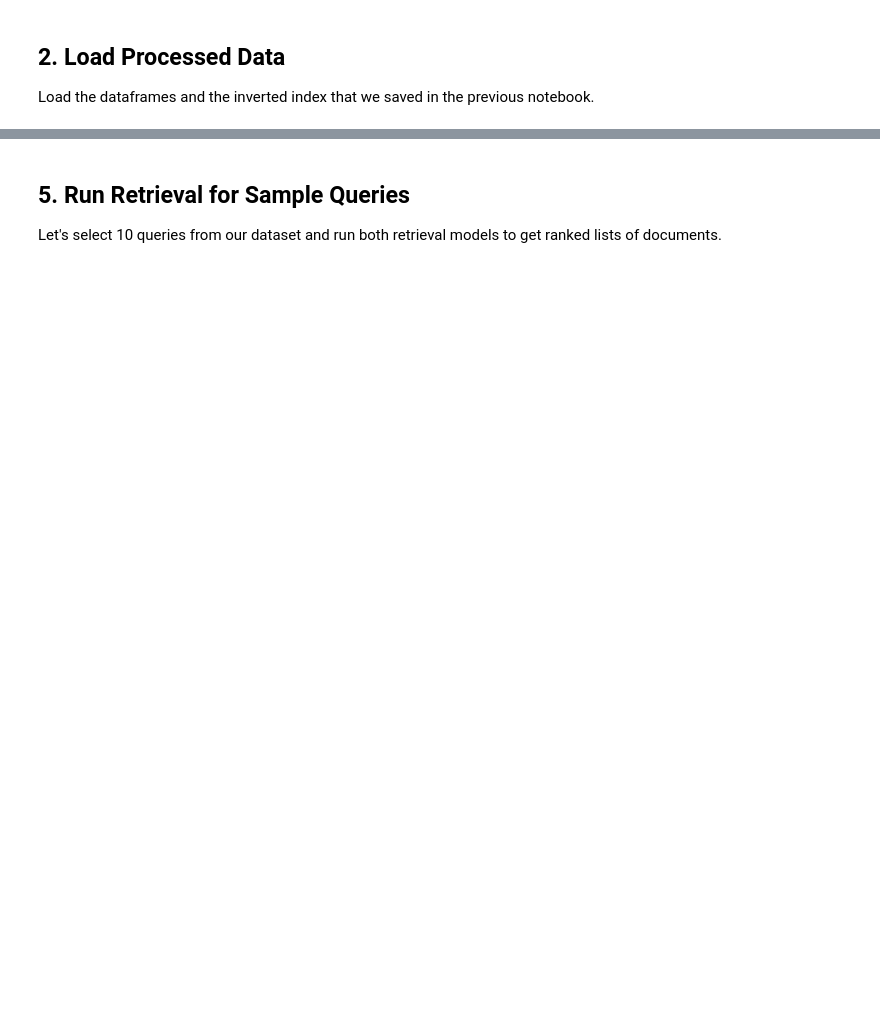
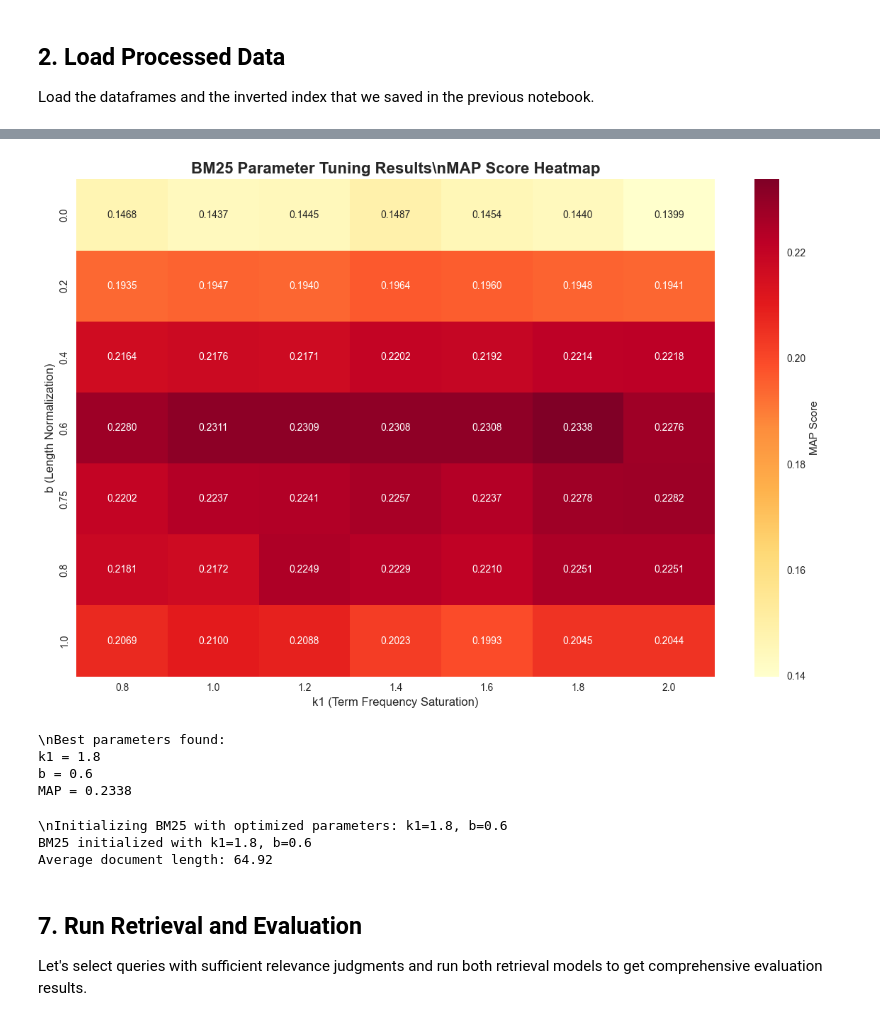
Before and after one commit to moorateeahtashil/Information-Retrieval, a Jupyter notebook: src/classical_ir.ipynb, the cells around one changed output, grey strips where cells are left out. Drawn from its saved outputs; the diff is of its cells as text; code cells hidden in the pictures; blank space fills up the shorter version.

```diff
--- a/src/classical_ir.ipynb
+++ b/src/classical_ir.ipynb
@@ -34,6 +47,17 @@ import json
 import os
 import numpy as np
 from tqdm import tqdm
+import matplotlib.pyplot as plt
+import seaborn as sns
+from sklearn.feature_extraction.text import TfidfVectorizer
+from sklearn.metrics.pairwise import cosine_similarity
+from rank_bm25 import BM25Okapi
+import itertools
+from collections import defaultdict
+
+# Set style for better plots
+plt.style.use('seaborn-v0_8')
+sns.set_palette("husl")
 
 DATA_DIR = '../fiqa/processed_data'
 
@@ -48,6 +72,9 @@ with open(os.path.join(DATA_DIR, 'inverted_index.json'), 'r', encoding='utf-8')
 query_id_to_text = pd.Series(queries_df.processed_text.values, index=queries_df.query_id).to_dict()
 
 print("Data loaded successfully.")
+print(f"Corpus size: {len(corpus_df)} documents")
+print(f"Queries size: {len(queries_df)} queries")
+print(f"Qrels size: {len(qrels_df)} relevance judgments")
 display(corpus_df.head())
 # %% [output]
 Data loaded successfully.
@@ -156,4 +471,65 @@ def rank_documents_bm25(query_terms, top_n=100):
+# %%
+# Visualize parameter tuning results
+def plot_parameter_tuning_results(tuning_results, k1_values, b_values):
+    """Create heatmap visualization of parameter tuning results."""
+
+    # Create a matrix for the heatmap
+    map_matrix = np.zeros((len(b_values), len(k1_values)))
+
+    for i, b in enumerate(b_values):
+        for j, k1 in enumerate(k1_values):
+            if (k1, b) in tuning_results:
+                map_matrix[i, j] = tuning_results[(k1, b)]['MAP']
+
+    # Create the heatmap
+    plt.figure(figsize=(12, 8))
+    sns.heatmap(map_matrix,
+                xticklabels=k1_values,
+                yticklabels=b_values,
+                annot=True,
+                fmt='.4f',
+                cmap='YlOrRd',
+                cbar_kws={'label': 'MAP Score'})
+
+    plt.title('BM25 Parameter Tuning Results\\nMAP Score Heatmap', fontsize=16, fontweight='bold')
+    plt.xlabel('k1 (Term Frequency Saturation)', fontsize=12)
+    plt.ylabel('b (Length Normalization)', fontsize=12)
+    plt.tight_layout()
+    plt.show()
+
+    # Find and highlight the best parameters
+    best_score = 0
+    best_k1, best_b = 0, 0
+
+    for (k1, b), result in tuning_results.items():
+        if result['MAP'] > best_score:
+            best_score = result['MAP']
+            best_k1, best_b = k1, b
+
+    print(f"\\nBest parameters found:")
+    print(f"k1 = {best_k1}")
+    print(f"b = {best_b}")
+    print(f"MAP = {best_score:.4f}")
+
+    return best_k1, best_b, best_score
+
+# Plot the results
+best_k1, best_b, best_map = plot_parameter_tuning_results(tuning_results, k1_values, b_values)
+# %% [output]
+[figure, added]
+\nBest parameters found:
+k1 = 1.8
+b = 0.6
+MAP = 0.2338
+# %%
+# Initialize BM25 with the best parameters found
+print(f"\\nInitializing BM25 with optimized parameters: k1={best_k1}, b={best_b}")
+bm25_optimized = BM25Model(corpus_df, k1=best_k1, b=best_b)
+# %% [output]
+\nInitializing BM25 with optimized parameters: k1=1.8, b=0.6
+BM25 initialized with k1=1.8, b=0.6
+Average document length: 64.92
 # %% [markdown]
-## 5. Run Retrieval for Sample Queries
+## 7. Run Retrieval and Evaluation
 
-Let's select 10 queries from our dataset and run both retrieval models to get ranked lists of documents.
+Let's select queries with sufficient relevance judgments and run both retrieval models to get comprehensive evaluation results.
```
Also changed, not shown: parts of 30 cells of this notebook.
